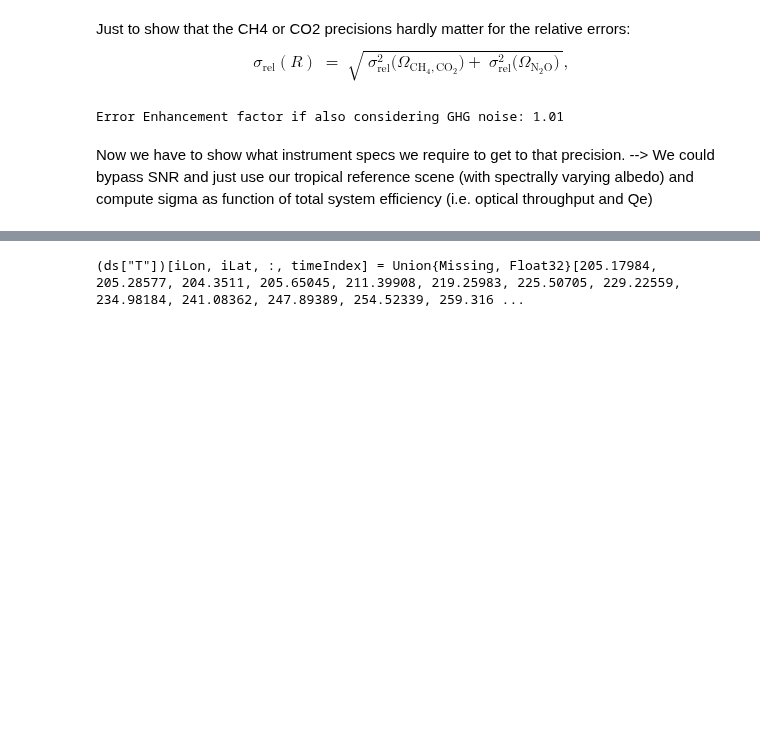
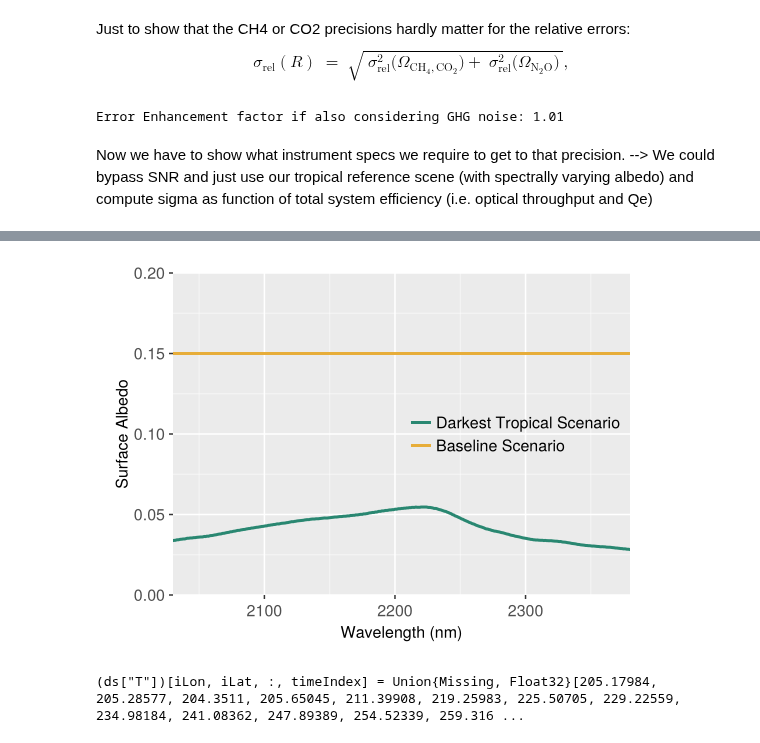
Before and after one commit to Carbon-I/CarbonI, a Jupyter notebook: src/notebooks/Level1-Req-3.ipynb, the cells around one changed output, grey strips where cells are left out. Cells and saved outputs as stored; diff of their text form; code cells hidden in the pictures; blank space fills up the shorter version.

```diff
--- a/src/notebooks/Level1-Req-3.ipynb
+++ b/src/notebooks/Level1-Req-3.ipynb
@@ -242,3 +248,19 @@ f
+# %%
+f = Figure(resolution=(550,400))
+#ax = Axis(f[1,1], xlabel="Wavelength (nm)", ylabel="Solar Irradiance (photons/s/m²/nm)",  title="Solar Irradiance and Tropical Forest Albedo")
+#lines!(ax, wl,  solarIrr/1000 .* wl * 1e-9/ (6.626e-34 * 2.998e8), color=CarbonI_colors[1], linewidth=1)
+ax2 = Axis(f[1,1], xlabel="Wavelength (nm)", ylabel="Surface Albedo")
+lines!(ax2, wl, tropical_forest_albedo.(wl), color=CarbonI_colors[3], linewidth=3, label="Darkest Tropical Scenario")
+lines!(ax2, wl, 0*tropical_forest_albedo.(wl).+0.15, color=CarbonI_colors[1], linewidth=3, label="Baseline Scenario")
+#lines!(ax2, wl, darkest_albedo_spline.(wl), color=CarbonI_colors[3], linewidth=2)
+xlims!(ax, 2030, 2380)
+xlims!(ax2, 2030, 2380)
+ylims!(ax2, 0.0, 0.2)
+axislegend(ax2,position = :rc)
+hidexdecorations!(ax, grid=false)
+f
+# %% [output]
+[figure, added]
 # %%
 # Load stressing scenario (tropical forest)
 scenario = CarbonI.stressing_scenario()
```
Also changed, not shown: parts of 12 cells of this notebook, 9 other files.
